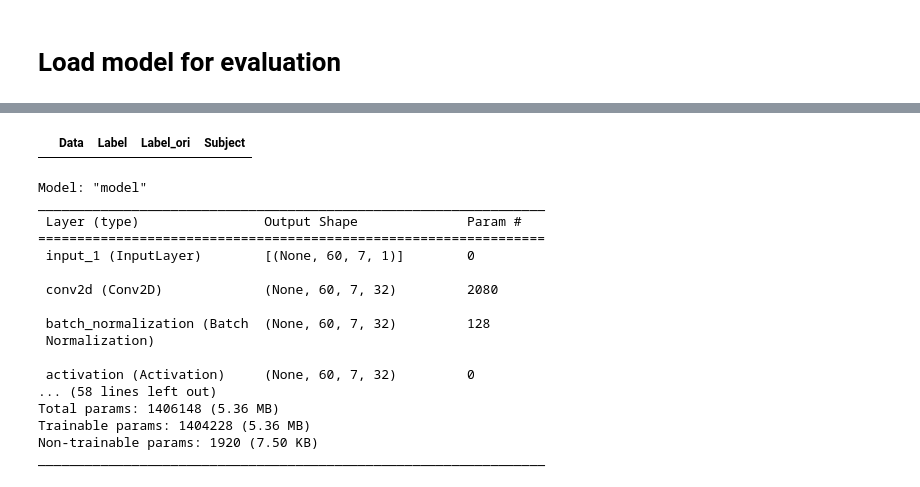
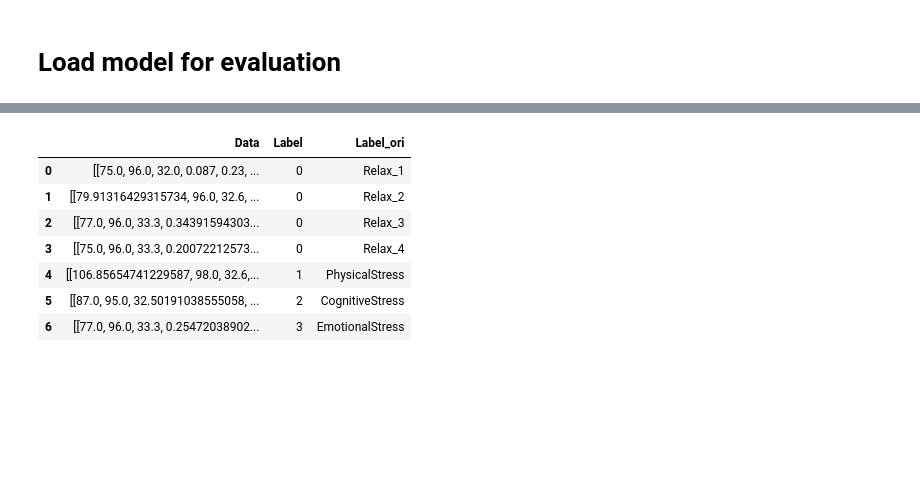
Before and after one commit to dheerajpr97/Explainable-AI-Non-EEG, a Jupyter notebook: notebooks/evaluation.ipynb, the cells around one changed output, grey strips where cells are left out. Saved outputs shown, nothing was run; the diff lists cells and outputs as text; code cells hidden in the pictures; blank space fills up the shorter version.

```diff
--- a/notebooks/evaluation.ipynb
+++ b/notebooks/evaluation.ipynb
@@ -74,7 +142,12 @@ def evaluate_test_data(test_data, test_labels, model):
 # %%
-MODEL_PATH = os.path.join(SAVED_MODEL_DIR, 'model_LOSO_0_1Hz.h5')
+# Load the model
+MODEL_PATH = os.path.join(SAVED_MODEL_DIR, 'model_LOSegO_4_1_1Hz.h5')
 model = tf.keras.models.load_model(MODEL_PATH)
-test_df = load_dataframe_from_pickle(os.path.join(SAVED_DATASET_DIR, "test_data_LOSO_0.pkl"))
+
+# Load test data from pickle file
+test_df = load_dataframe_from_pickle(os.path.join(SAVED_DATASET_DIR, "test_data_LOSegO_4_1_1Hz.pkl"))
 test_data, test_labels = dataframe_to_array(test_df)
+
+# Evaluate the test data
 evaluate_test_data(test_data, test_labels, model)
 # %% [output]
@@ -84,6 +162,0 @@ Accuracy: 69.04761904761905
-# %%
-MODEL_PATH = os.path.join(SAVED_MODEL_DIR, 'model_LOSegO_0_1_1Hz.h5')
-model = tf.keras.models.load_model(MODEL_PATH)
-test_df = load_dataframe_from_pickle(os.path.join(SAVED_DATASET_DIR, "test_data_LOSegO_0_1_1Hz.pkl"))
-test_data, test_labels = dataframe_to_array(test_df)
-evaluate_test_data(test_data, test_labels, model)
@@ -101,4 +591,11 @@ Accuracy: 50.71428571428571
 # %%
-test_df
+test_df[0:7]
 # %% [output]
-|  | Data | Label | Label_ori | Subject |
+|  | Data | Label | Label_ori |
+| 0 | [[75.0, 96.0, 32.0, 0.087, 0.23, ... | 0 | Relax_1 |
+| 1 | [[79.91316429315734, 96.0, 32.6, ... | 0 | Relax_2 |
+| 2 | [[77.0, 96.0, 33.3, 0.34391594303... | 0 | Relax_3 |
+| 3 | [[75.0, 96.0, 33.3, 0.20072212573... | 0 | Relax_4 |
+| 4 | [[106.85654741229587, 98.0, 32.6,... | 1 | PhysicalStress |
+| 5 | [[87.0, 95.0, 32.50191038555058, ... | 2 | CognitiveStress |
+| 6 | [[77.0, 96.0, 33.3, 0.25472038902... | 3 | EmotionalStress |
@@ -219,20 +601,0 @@ def grad_cam(image, model, model_layer, class_name='Relax_1', color=False):
-# %%
-model.summary()
-# %% [output]
-Model: "model"
-_________________________________________________________________
- Layer (type)                Output Shape              Param #
-=================================================================
- input_1 (InputLayer)        [(None, 60, 7, 1)]        0
-
- conv2d (Conv2D)             (None, 60, 7, 32)         2080
-
- batch_normalization (Batch  (None, 60, 7, 32)         128
- Normalization)
-
- activation (Activation)     (None, 60, 7, 32)         0
-... (58 lines left out)
-Total params: 1406148 (5.36 MB)
-Trainable params: 1404228 (5.36 MB)
-Non-trainable params: 1920 (7.50 KB)
-_________________________________________________________________
```
Also changed, not shown: parts of 26 cells of this notebook, 2 other files.
